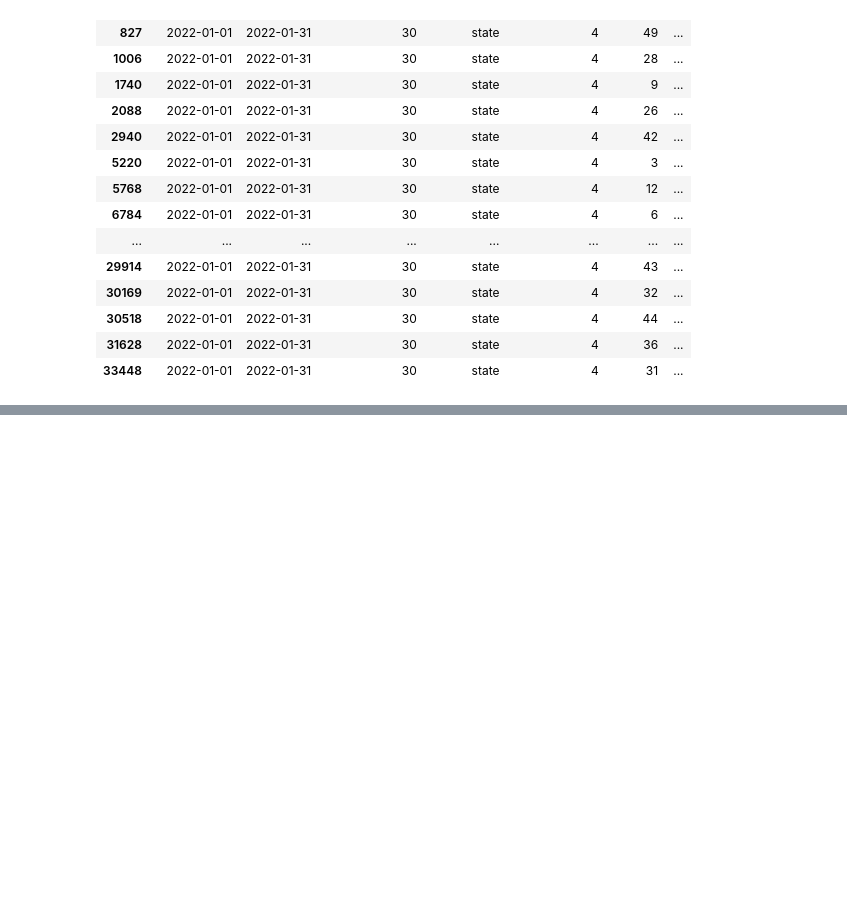
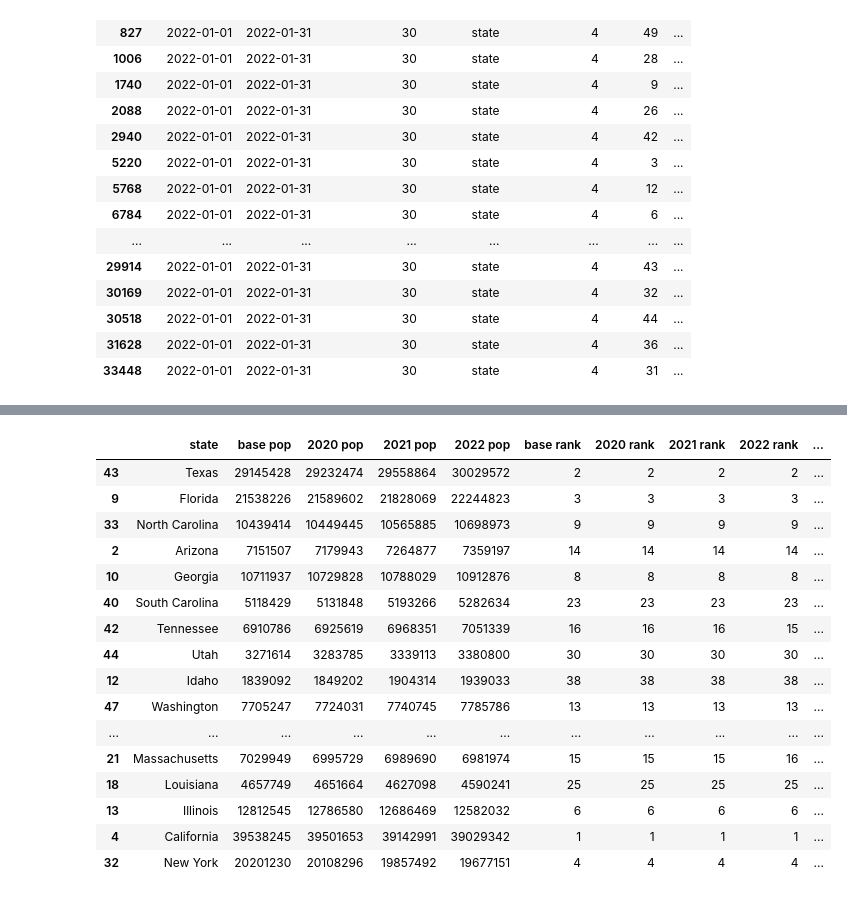
Before and after one commit to CameronMatlock/DA9_capstone_cmatlock, a Jupyter notebook: notebook/cmatlock_capstone.ipynb, the cells around one changed output, grey strips where cells are left out. Drawn from its saved outputs; the diff is of its cells as text; code cells hidden in the pictures; blank space fills up the shorter version.

```diff
--- a/notebook/cmatlock_capstone.ipynb
+++ b/notebook/cmatlock_capstone.ipynb
@@ -307,0 +310,22 @@ pop_change
+# %%
+pop_change = pop_change[pop_change['state'] != 'Puerto Rico']
+# %%
+pop_change.sort_values('change 2020-2022', ascending= False)
+# %% [output]
+|  | state | base pop | 2020 pop | 2021 pop | 2022 pop | base rank | 2020 rank | 2021 rank | 2022 rank | ... |
+| 43 | Texas | 29145428 | 29232474 | 29558864 | 30029572 | 2 | 2 | 2 | 2 | ... |
+| 9 | Florida | 21538226 | 21589602 | 21828069 | 22244823 | 3 | 3 | 3 | 3 | ... |
+| 33 | North Carolina | 10439414 | 10449445 | 10565885 | 10698973 | 9 | 9 | 9 | 9 | ... |
+| 2 | Arizona | 7151507 | 7179943 | 7264877 | 7359197 | 14 | 14 | 14 | 14 | ... |
+| 10 | Georgia | 10711937 | 10729828 | 10788029 | 10912876 | 8 | 8 | 8 | 8 | ... |
+| 40 | South Carolina | 5118429 | 5131848 | 5193266 | 5282634 | 23 | 23 | 23 | 23 | ... |
+| 42 | Tennessee | 6910786 | 6925619 | 6968351 | 7051339 | 16 | 16 | 16 | 15 | ... |
+| 44 | Utah | 3271614 | 3283785 | 3339113 | 3380800 | 30 | 30 | 30 | 30 | ... |
+| 12 | Idaho | 1839092 | 1849202 | 1904314 | 1939033 | 38 | 38 | 38 | 38 | ... |
+| 47 | Washington | 7705247 | 7724031 | 7740745 | 7785786 | 13 | 13 | 13 | 13 | ... |
+| ... | ... | ... | ... | ... | ... | ... | ... | ... | ... | ... |
+| 21 | Massachusetts | 7029949 | 6995729 | 6989690 | 6981974 | 15 | 15 | 15 | 16 | ... |
+| 18 | Louisiana | 4657749 | 4651664 | 4627098 | 4590241 | 25 | 25 | 25 | 25 | ... |
+| 13 | Illinois | 12812545 | 12786580 | 12686469 | 12582032 | 6 | 6 | 6 | 6 | ... |
+| 4 | California | 39538245 | 39501653 | 39142991 | 39029342 | 1 | 1 | 1 | 1 | ... |
+| 32 | New York | 20201230 | 20108296 | 19857492 | 19677151 | 4 | 4 | 4 | 4 | ... |
```
Also changed, not shown: parts of 17 cells of this notebook, 1 other file.
